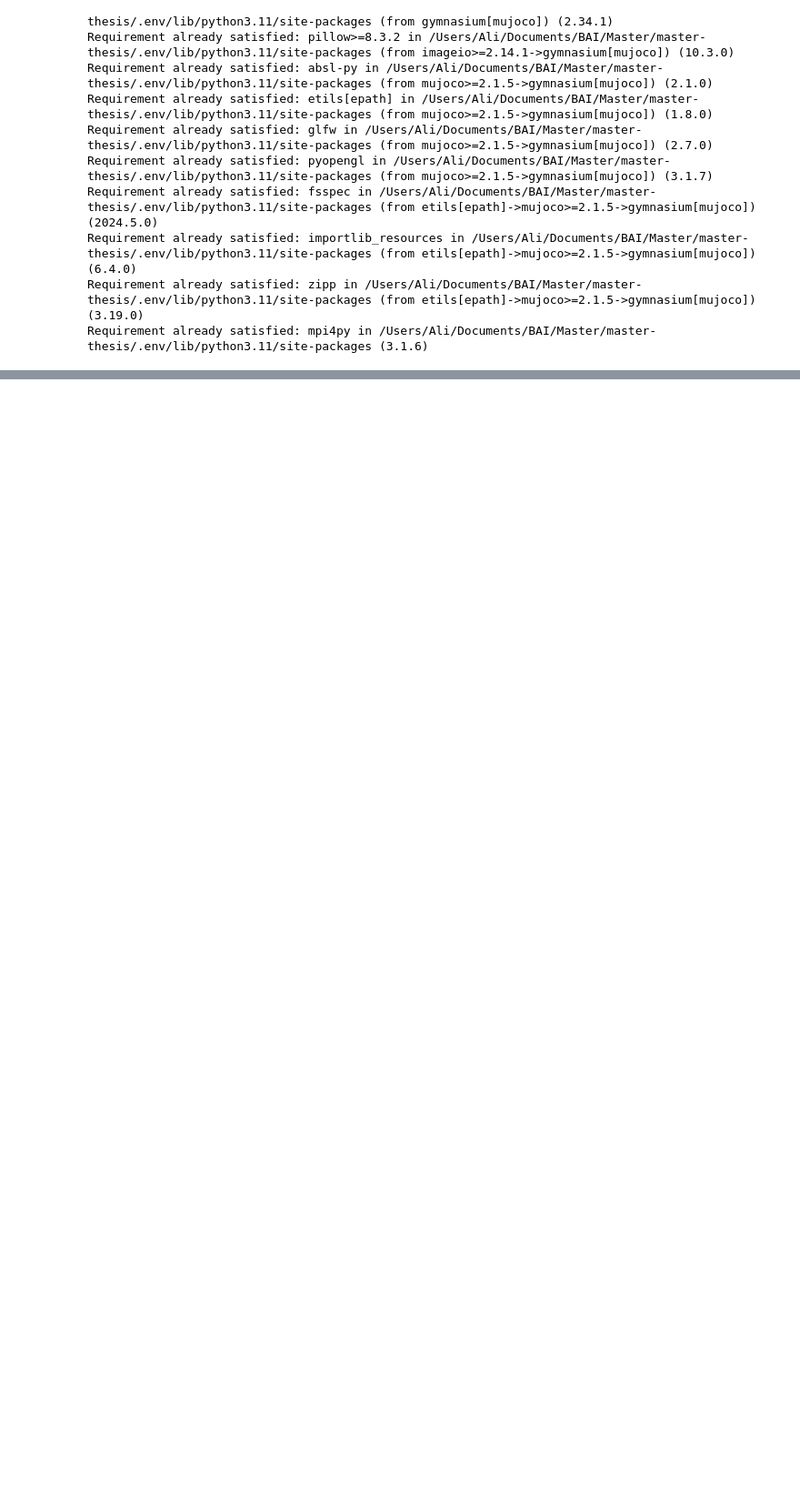
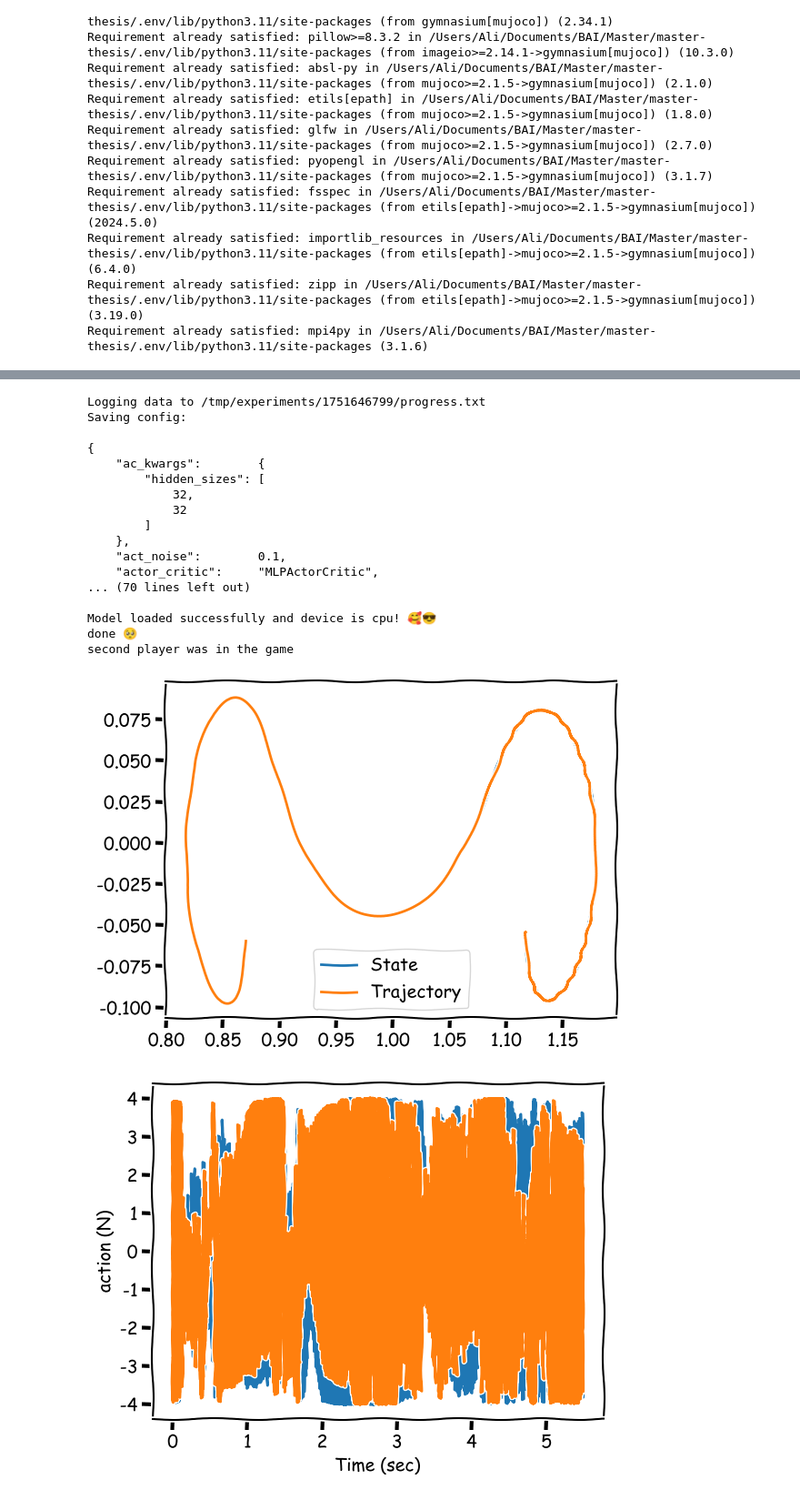
Before and after one commit to alibaniasad1999/master-thesis, a Jupyter notebook: Code/Python/Robust_eval/Standard/actuator_disturbance/actuator_disturbance.ipynb, the cells around one changed output, grey strips where cells are left out. Shown at 91% size. Drawn from its saved outputs; the diff is of its cells as text; code cells hidden in the pictures; blank space fills up the shorter version.

```diff
--- a/Code/Python/Robust_eval/Standard/actuator_disturbance/actuator_disturbance.ipynb
+++ b/Code/Python/Robust_eval/Standard/actuator_disturbance/actuator_disturbance.ipynb
@@ -137,0 +134,49 @@ second player was in the game
+# %%
+device = torch.device("cuda" if torch.cuda.is_available() else "cpu")
+# print(colorize(f"Device is {device}! 🥰😎", 'green', bold=True))
+# Define variables directly
+env = ThreeBodyEnv(trajectory)
+hid = 32
+l = 2
+gamma = 0.99
+seed = 0
+epochs = 50
+exp_name = 'td3'
+steps_per_epoch_=30000
+device = torch.device("cuda" if torch.cuda.is_available() else "cpu")
+
+ac_kwargs = dict(hidden_sizes=[hid]*l)
+states_array = []
+# logger_kwargs = setup_logger_kwargs(exp_name, seed)
+reward_array=[]
+
+td3 = TD3(lambda : ThreeBodyEnv(trajectory, error_range=0.01, final_range=0.001), epochs=100, ac_kwargs=ac_kwargs, steps_per_epoch=steps_per_epoch_, batch_size=1024, start_steps=5000, update_after=1000, update_every=2000)
+
+td3.load(filepath='model_TD3/')
+
+
+# test td3 agent (not trained)
+td3.test(fun_mode=True, deterministic=True, save_data=False)
+
+# zs_td3.test(fun_mode=True)
+td3.env.second_player = False
+# %% [output]
+Logging data to /tmp/experiments/1751646799/progress.txt
+Saving config:
+
+{
+    "ac_kwargs":        {
+        "hidden_sizes": [
+            32,
+            32
+        ]
+    },
+    "act_noise":        0.1,
+    "actor_critic":     "MLPActorCritic",
+... (70 lines left out)
+
+Model loaded successfully and device is cpu! 🥰😎
+done 🥺
+second player was in the game
+[figure, added]
+[figure, added]
```
Also changed, not shown: parts of 18 cells of this notebook, 28 other files.
